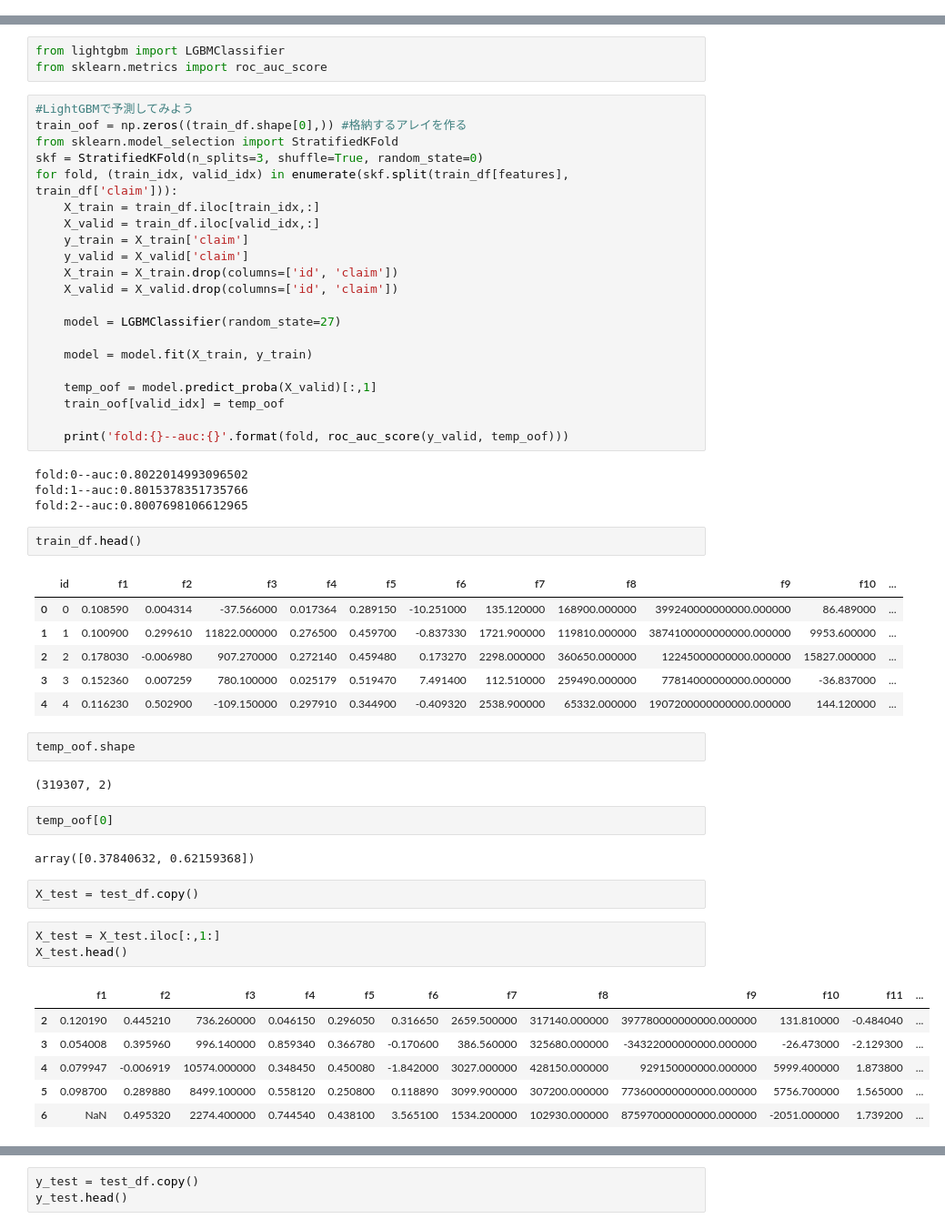
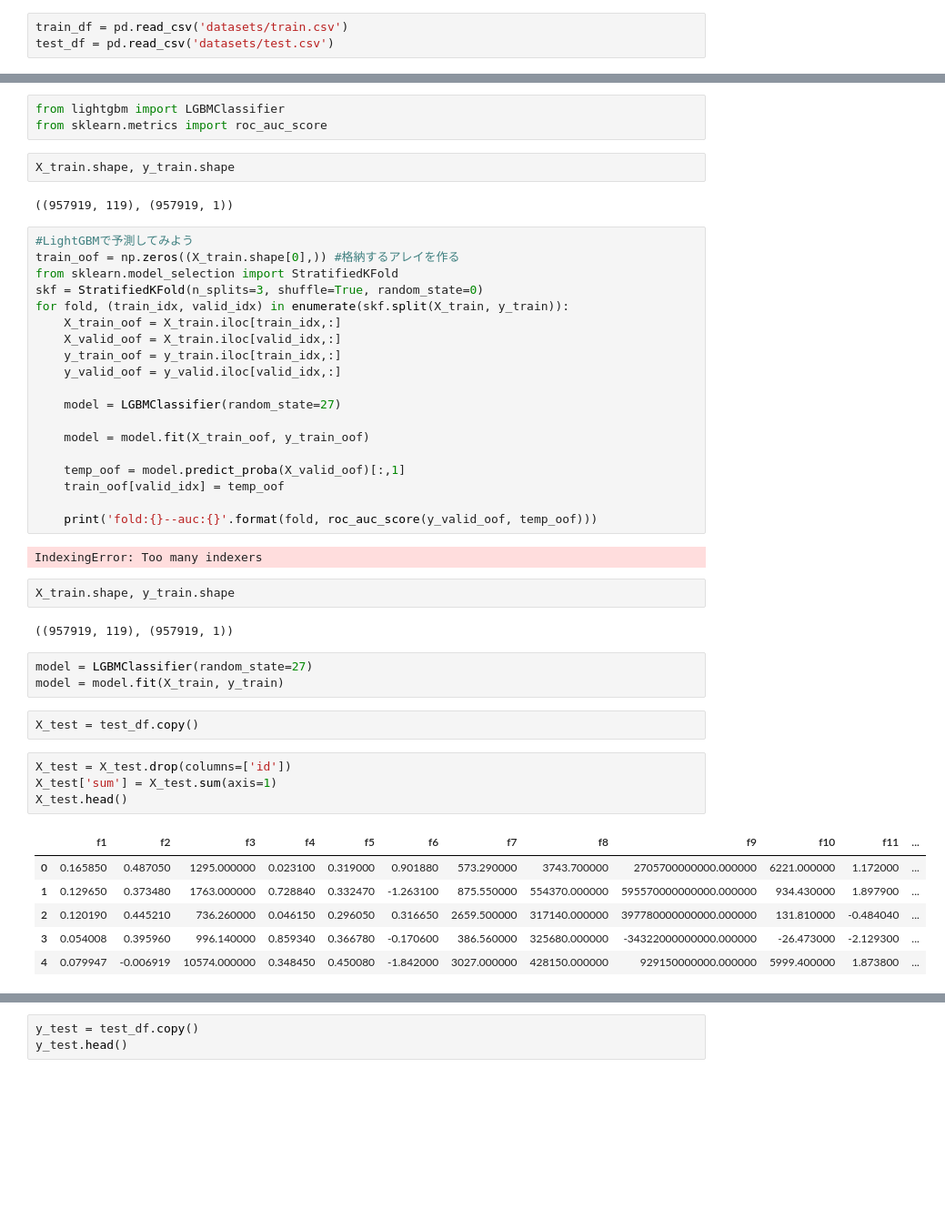
Before and after one commit to kenichiluna0627/tabular-playground-sep-2021, a Jupyter notebook: TPS_sep2021_ver2.ipynb, the cells around one changed output, grey strips where cells are left out. Shown at 91% size. Saved outputs shown, nothing was run; the diff lists cells and outputs as text; blank space fills up the shorter version.

```diff
--- a/TPS_sep2021_ver2.ipynb
+++ b/TPS_sep2021_ver2.ipynb
@@ -21,6 +21,9 @@ warnings.filterwarnings('ignore')
 train_df = pd.read_csv('datasets/train.csv')
 test_df = pd.read_csv('datasets/test.csv')
 submission = pd.read_csv('datasets/sample_solution.csv')
+# %%
+train_df = pd.read_csv('datasets/train.csv')
+test_df = pd.read_csv('datasets/test.csv')
 # %%
 train_df.head()
 # %% [output]
@@ -156,57 +164,48 @@ train_df.loc[:,features].head()
 # %%
 from lightgbm import LGBMClassifier
 from sklearn.metrics import roc_auc_score
+# %%
+X_train.shape, y_train.shape
+# %% [output]
+((957919, 119), (957919, 1))
 # %%
 #LightGBMで予測してみよう
-train_oof = np.zeros((train_df.shape[0],)) #格納するアレイを作る
+train_oof = np.zeros((X_train.shape[0],)) #格納するアレイを作る
 from sklearn.model_selection import StratifiedKFold
 skf = StratifiedKFold(n_splits=3, shuffle=True, random_state=0)
-for fold, (train_idx, valid_idx) in enumerate(skf.split(train_df[features], train_df['claim'])):
-    X_train = train_df.iloc[train_idx,:]
-    X_valid = train_df.iloc[valid_idx,:]
-    y_train = X_train['claim']
-    y_valid = X_valid['claim']
-    X_train = X_train.drop(columns=['id', 'claim'])
-    X_valid = X_valid.drop(columns=['id', 'claim'])
+for fold, (train_idx, valid_idx) in enumerate(skf.split(X_train, y_train)):
+    X_train_oof = X_train.iloc[train_idx,:]
+    X_valid_oof = X_train.iloc[valid_idx,:]
+    y_train_oof = y_train.iloc[train_idx,:]
+    y_valid_oof = y_valid.iloc[valid_idx,:]
 
     model = LGBMClassifier(random_state=27)
 
-    model = model.fit(X_train, y_train)
+    model = model.fit(X_train_oof, y_train_oof)
 
-    temp_oof = model.predict_proba(X_valid)[:,1]
+    temp_oof = model.predict_proba(X_valid_oof)[:,1]
     train_oof[valid_idx] = temp_oof
 
-    print('fold:{}--auc:{}'.format(fold, roc_auc_score(y_valid, temp_oof)))
+    print('fold:{}--auc:{}'.format(fold, roc_auc_score(y_valid_oof, temp_oof)))
 # %% [output]
-fold:0--auc:0.8022014993096502
-fold:1--auc:0.8015378351735766
-fold:2--auc:0.8007698106612965
+IndexingError: Too many indexers
-# %%
-train_df.head()
-# %% [output]
-|  | id | f1 | f2 | f3 | f4 | f5 | f6 | f7 | f8 | f9 | f10 | ... |
-| 0 | 0 | 0.108590 | 0.004314 | -37.566000 | 0.017364 | 0.289150 | -10.251000 | 135.120000 | 168900.000000 | 399240000000000.000000 | 86.489000 | ... |
-| 1 | 1 | 0.100900 | 0.299610 | 11822.000000 | 0.276500 | 0.459700 | -0.837330 | 1721.900000 | 119810.000000 | 3874100000000000.000000 | 9953.600000 | ... |
-| 2 | 2 | 0.178030 | -0.006980 | 907.270000 | 0.272140 | 0.459480 | 0.173270 | 2298.000000 | 360650.000000 | 12245000000000.000000 | 15827.000000 | ... |
-| 3 | 3 | 0.152360 | 0.007259 | 780.100000 | 0.025179 | 0.519470 | 7.491400 | 112.510000 | 259490.000000 | 77814000000000.000000 | -36.837000 | ... |
-| 4 | 4 | 0.116230 | 0.502900 | -109.150000 | 0.297910 | 0.344900 | -0.409320 | 2538.900000 | 65332.000000 | 1907200000000000.000000 | 144.120000 | ... |
-# %%
-temp_oof.shape
-# %% [output]
-(319307, 2)
-# %%
-temp_oof[0]
-# %% [output]
-array([0.37840632, 0.62159368])
+# %%
+X_train.shape, y_train.shape
+# %% [output]
+((957919, 119), (957919, 1))
+# %%
+model = LGBMClassifier(random_state=27)
+model = model.fit(X_train, y_train)
 # %%
 X_test = test_df.copy()
 # %%
-X_test = X_test.iloc[:,1:]
+X_test = X_test.drop(columns=['id'])
+X_test['sum'] = X_test.sum(axis=1)
 X_test.head()
 # %% [output]
 |  | f1 | f2 | f3 | f4 | f5 | f6 | f7 | f8 | f9 | f10 | f11 | ... |
+| 0 | 0.165850 | 0.487050 | 1295.000000 | 0.023100 | 0.319000 | 0.901880 | 573.290000 | 3743.700000 | 2705700000000.000000 | 6221.000000 | 1.172000 | ... |
+| 1 | 0.129650 | 0.373480 | 1763.000000 | 0.728840 | 0.332470 | -1.263100 | 875.550000 | 554370.000000 | 595570000000000.000000 | 934.430000 | 1.897900 | ... |
 | 2 | 0.120190 | 0.445210 | 736.260000 | 0.046150 | 0.296050 | 0.316650 | 2659.500000 | 317140.000000 | 397780000000000.000000 | 131.810000 | -0.484040 | ... |
 | 3 | 0.054008 | 0.395960 | 996.140000 | 0.859340 | 0.366780 | -0.170600 | 386.560000 | 325680.000000 | -34322000000000.000000 | -26.473000 | -2.129300 | ... |
 | 4 | 0.079947 | -0.006919 | 10574.000000 | 0.348450 | 0.450080 | -1.842000 | 3027.000000 | 428150.000000 | 929150000000.000000 | 5999.400000 | 1.873800 | ... |
-| 5 | 0.098700 | 0.289880 | 8499.100000 | 0.558120 | 0.250800 | 0.118890 | 3099.900000 | 307200.000000 | 773600000000000.000000 | 5756.700000 | 1.565000 | ... |
-| 6 | NaN | 0.495320 | 2274.400000 | 0.744540 | 0.438100 | 3.565100 | 1534.200000 | 102930.000000 | 875970000000000.000000 | -2051.000000 | 1.739200 | ... |
```
Also changed, not shown: parts of 11 cells of this notebook, 1 other file.
